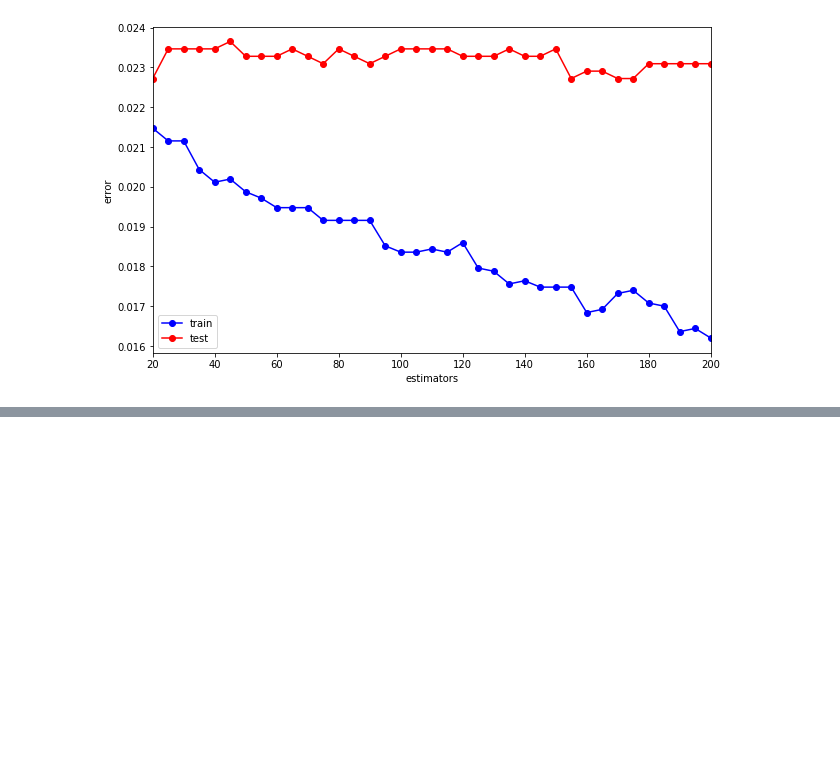
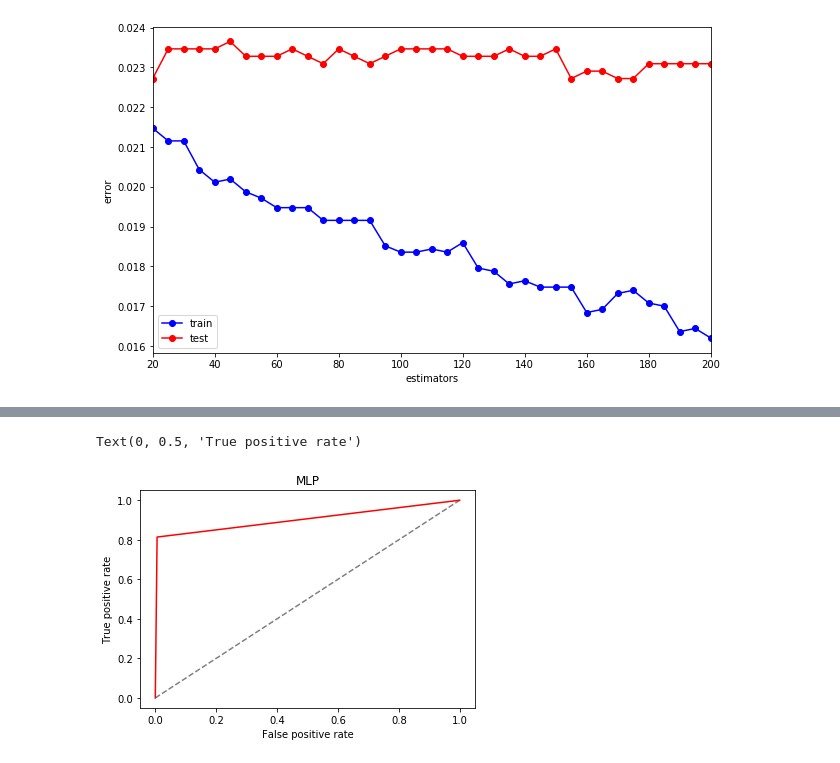
Before and after one commit to SemenDoc/MachineLearningCourse, a Jupyter notebook: Ml_PulsarStar.ipynb, the cells around one changed output, grey strips where cells are left out. Saved outputs shown, nothing was run; the diff lists cells and outputs as text; code cells hidden in the pictures; blank space fills up the shorter version.

```diff
--- a/Ml_PulsarStar.ipynb
+++ b/Ml_PulsarStar.ipynb
@@ -769,7 +762,7 @@ mlp_model = MLPClassifier(hidden_layer_sizes = (2, ), solver = 'lbfgs', activati
 mlp_model.fit(X_train, y_train)
 
 y_train_pred = mlp_model.predict(X_train)
-y_test_pred = mlp_model.predict(X_test)
+mlp_y_test_pred = mlp_model.predict(X_test)
 
 print("Errors on train and test data")
 print(np.mean(y_train != y_train_pred), np.mean(y_test != y_test_pred))
@@ -1084,0 +1128,11 @@ pass
+# %%
+from sklearn.metrics import roc_curve
+fpr_mlp, tpr_mlp, thresholds = roc_curve(y_test, mlp_y_test_pred)
+plt.plot([0, 1], [0, 1], 'k--', color = "grey")
+plt.plot(fpr_knn, tpr_knn, color = "red")
+plt.title('MLP')
+plt.xlabel('False positive rate')
+plt.ylabel('True positive rate')
+# %% [output]
+Text(0, 0.5, 'True positive rate')
+[figure, added]
```
Also changed, not shown: parts of 21 cells of this notebook.
